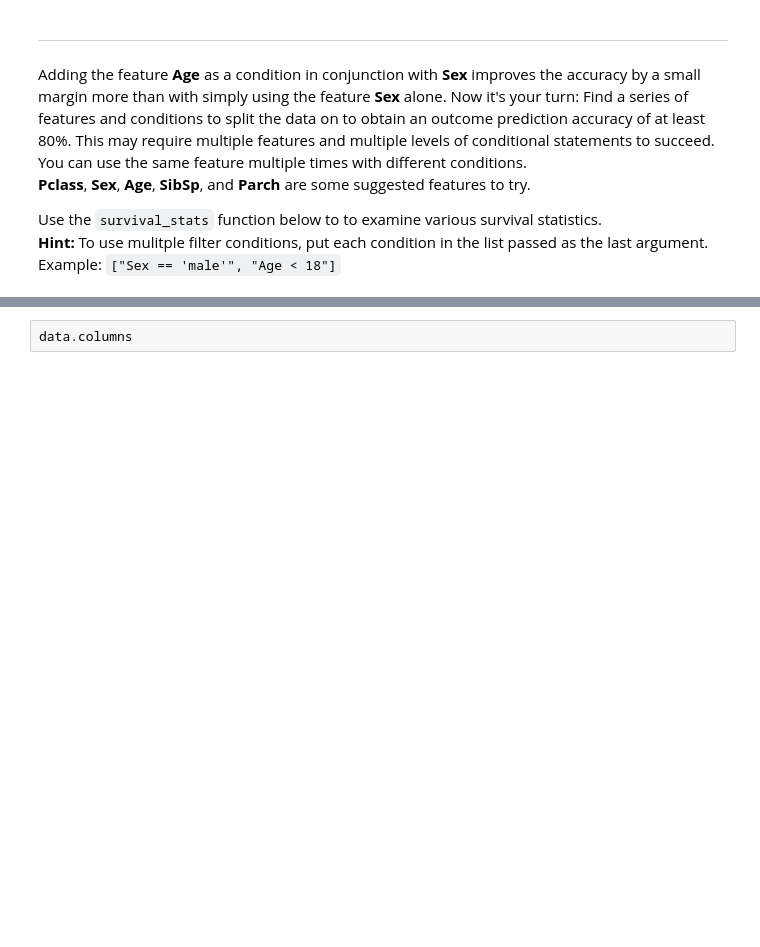
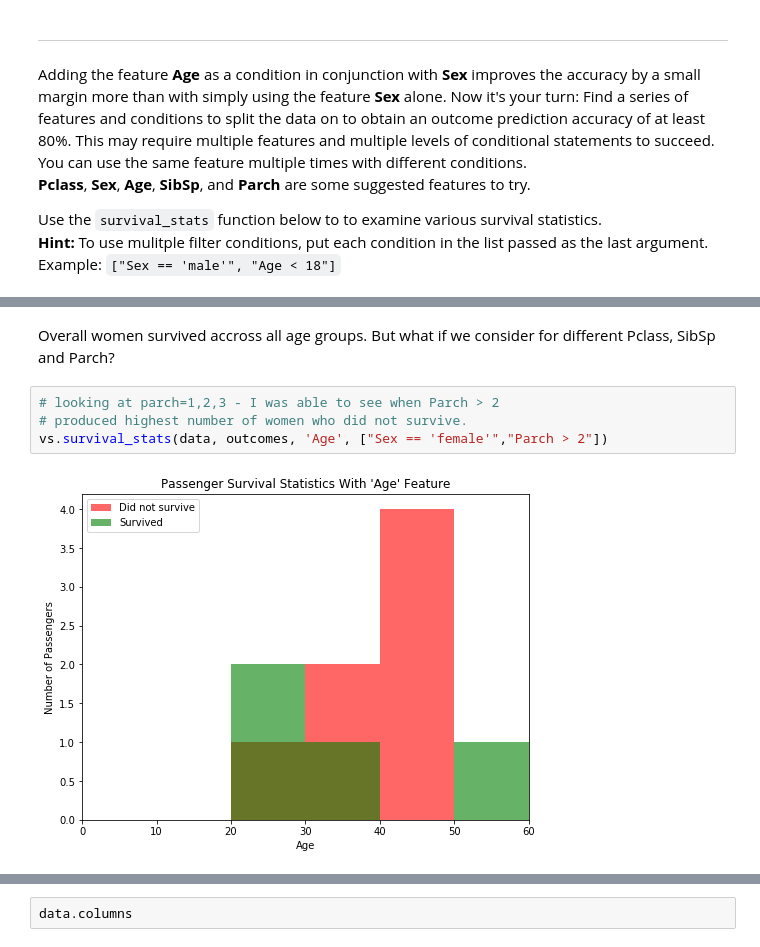
Before and after one commit to JeroenSchmidt/machine-learning, a Jupyter notebook: projects/titanic_survival_exploration/titanic_survival_exploration.ipynb, the cells around one changed output, grey strips where cells are left out. Cells and saved outputs as stored; diff of their text form; blank space fills up the shorter version.

```diff
--- a/projects/titanic_survival_exploration/titanic_survival_exploration.ipynb
+++ b/projects/titanic_survival_exploration/titanic_survival_exploration.ipynb
@@ -220,0 +224,8 @@ vs.survival_stats(data, outcomes, 'Age', ["Sex == 'female'","Parch > 3"])
+# %% [markdown]
+Overall women survived accross all age groups. But what if we consider for different Pclass, SibSp and Parch?
+# %%
+# looking at parch=1,2,3 - I was able to see when Parch > 2
+# produced highest number of women who did not survive.
+vs.survival_stats(data, outcomes, 'Age', ["Sex == 'female'","Parch > 2"])
+# %% [output]
+[figure, added]
```
Also changed, not shown: parts of 14 cells of this notebook, 1 other file.
